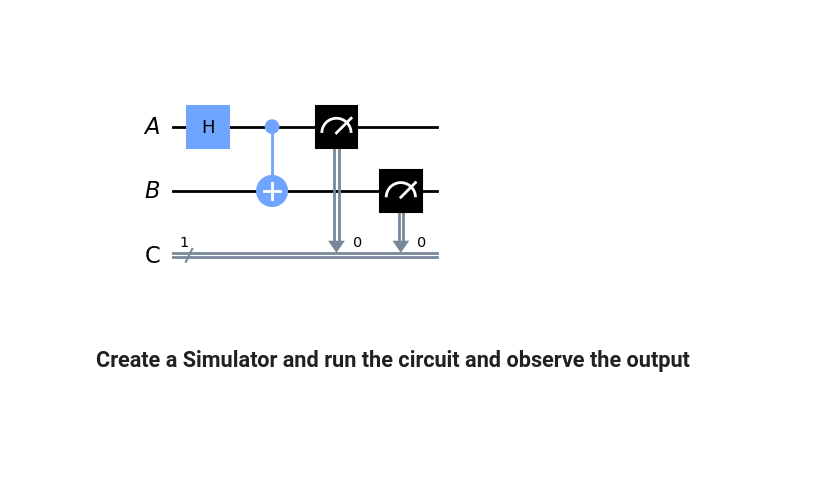
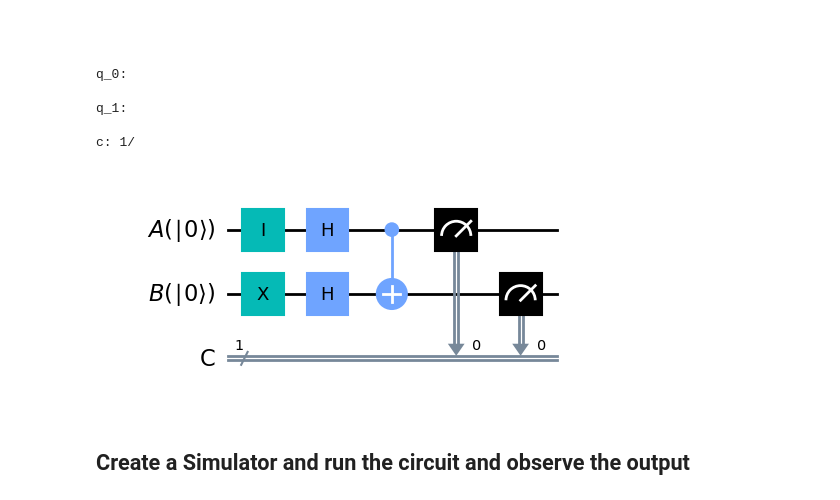
Before and after one commit to intotito/emerging_tech_proj, a Jupyter notebook: project.ipynb, the cells around one changed output. Saved outputs shown, nothing was run; the diff lists cells and outputs as text; code cells hidden in the pictures; blank space fills up the shorter version.

````diff
--- a/project.ipynb
+++ b/project.ipynb
@@ -537,22 +654,33 @@ Here is my nifty citation {cite}`perez2011python`.
 # %% [markdown]
 ```\References
 ```
+# %%
+cc = QS.QuantumCircuit(2, 1)
+cc.draw()
+# %% [output]
+q_0:
+
+q_1:
+
+c: 1/
 # %%
-import qiskit as QS
-
-A = QS.QuantumRegister(1, "A")
-B = QS.QuantumRegister(1, "B")
+ket = "∣0⟩"
+A = QS.QuantumRegister(1, "A("+ket+")")
+B = QS.QuantumRegister(1, "B("+ket+")")
 C = QS.ClassicalRegister(1, "C")
 # D = QS.ClassicalRegister(1, "D")
 
 circuit = QS.QuantumCircuit(A, B, C)
+circuit.i(A)
+circuit.x(B)
+circuit.h(B)
 circuit.h(A)
 circuit.cx(A, B)
 circuit.measure(A, C)
 circuit.measure(B, C)
 circuit.draw(output='mpl')
 # %% [output]
-[figure, old version]
+[figure, new version]
 # %% [markdown]
 ## Create a Simulator and run the circuit and observe the output
 # %%
````
Also changed, not shown: parts of 19 cells of this notebook.
